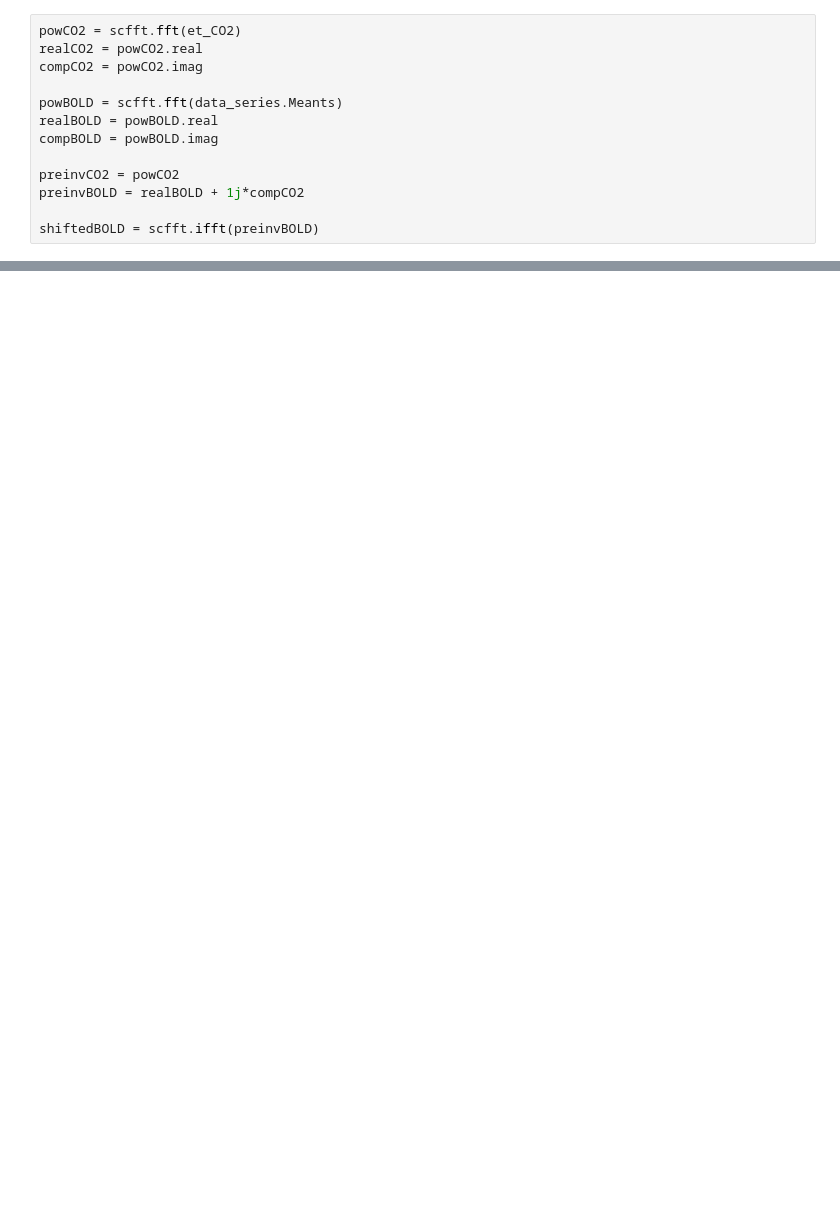
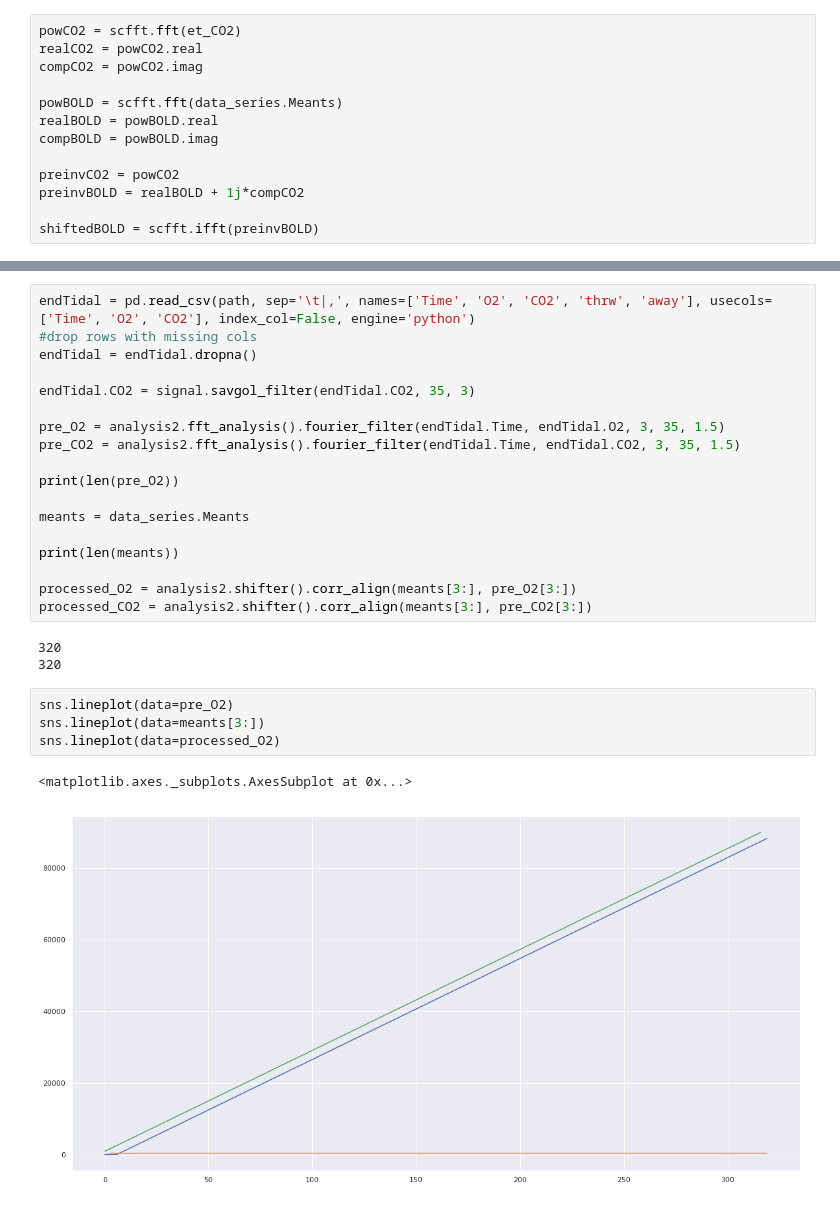
Before and after one commit to jacek257/Project-Chocolate, a Jupyter notebook: Jupyter/Peak_Finder.ipynb, the cells around one changed output, grey strips where cells are left out. Cells and saved outputs as stored; diff of their text form; blank space fills up the shorter version.

```diff
--- a/Jupyter/Peak_Finder.ipynb
+++ b/Jupyter/Peak_Finder.ipynb
@@ -163,0 +194,28 @@ print(df.Time.max())
+# %%
+endTidal = pd.read_csv(path, sep='\t|,', names=['Time', 'O2', 'CO2', 'thrw', 'away'], usecols=['Time', 'O2', 'CO2'], index_col=False, engine='python')
+#drop rows with missing cols
+endTidal = endTidal.dropna()
+
+endTidal.CO2 = signal.savgol_filter(endTidal.CO2, 35, 3)
+
+pre_O2 = analysis2.fft_analysis().fourier_filter(endTidal.Time, endTidal.O2, 3, 35, 1.5)
+pre_CO2 = analysis2.fft_analysis().fourier_filter(endTidal.Time, endTidal.CO2, 3, 35, 1.5)
+
+print(len(pre_O2))
+
+meants = data_series.Meants
+
+print(len(meants))
+
+processed_O2 = analysis2.shifter().corr_align(meants[3:], pre_O2[3:])
+processed_CO2 = analysis2.shifter().corr_align(meants[3:], pre_CO2[3:])
+# %% [output]
+320
+320
+# %%
+sns.lineplot(data=pre_O2)
+sns.lineplot(data=meants[3:])
+sns.lineplot(data=processed_O2)
+# %% [output]
+<matplotlib.axes._subplots.AxesSubplot at 0x...>
+[figure, added]
```
Also changed, not shown: parts of 9 cells of this notebook, 4 other files.
